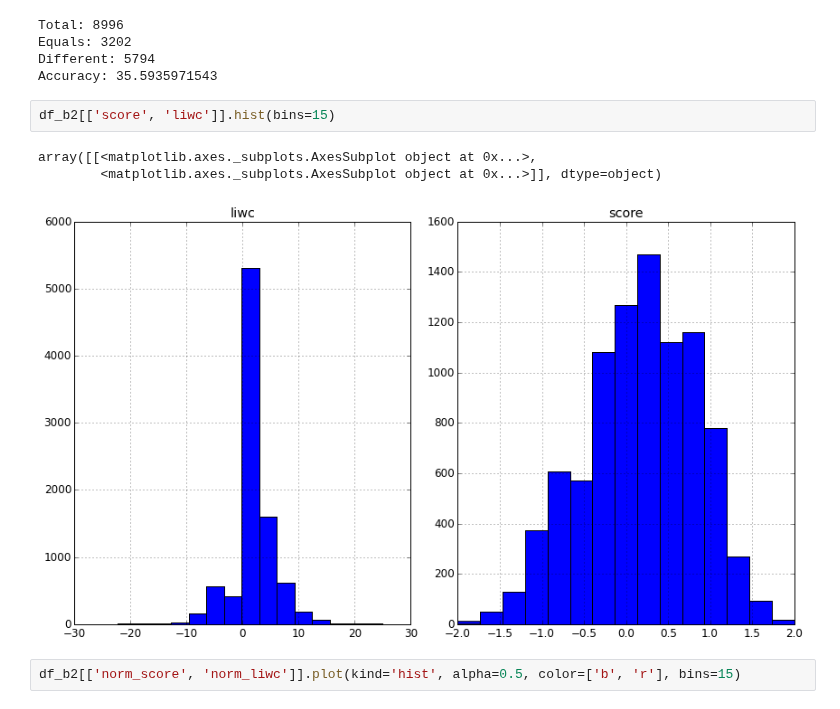
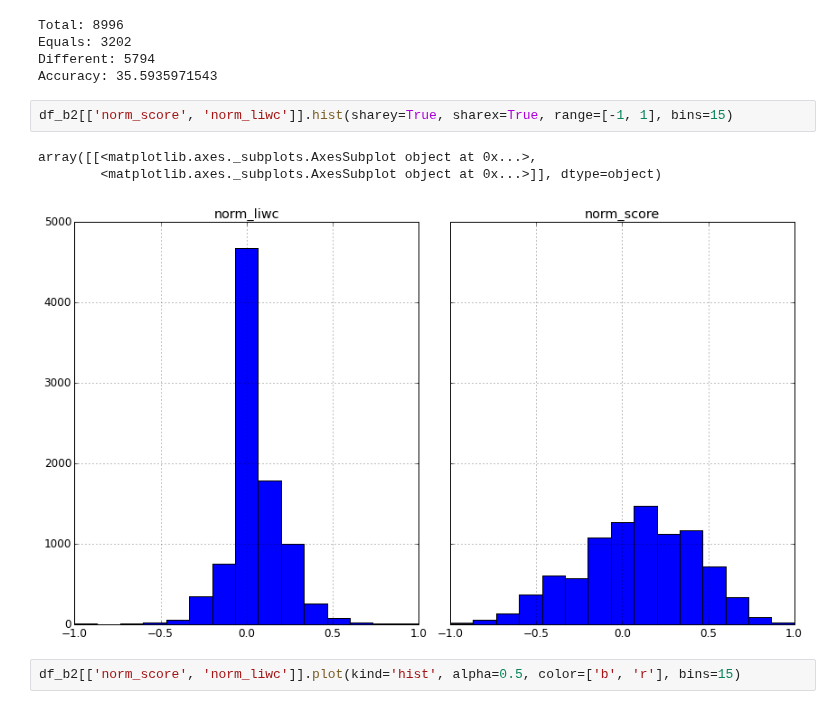
Before and after one commit to mavillard/liwc, a Jupyter notebook: comparison.ipynb, the cells around one changed output. Saved outputs shown, nothing was run; the diff lists cells and outputs as text.

```diff
--- a/comparison.ipynb
+++ b/comparison.ipynb
@@ -140,12 +140,12 @@ Total: 8996
 Equals: 3202
 Different: 5794
 Accuracy: 35.5935971543
-# %%
-df_b2[['score', 'liwc']].hist(bins=15)
-# %% [output]
-array([[<matplotlib.axes._subplots.AxesSubplot object at 0x...>,
-        <matplotlib.axes._subplots.AxesSubplot object at 0x...>]], dtype=object)
-[figure, removed]
+# %%
+df_b2[['norm_score', 'norm_liwc']].hist(sharey=True, sharex=True, range=[-1, 1], bins=15)
+# %% [output]
+array([[<matplotlib.axes._subplots.AxesSubplot object at 0x...>,
+        <matplotlib.axes._subplots.AxesSubplot object at 0x...>]], dtype=object)
+[figure, added]
 # %%
 df_b2[['norm_score', 'norm_liwc']].plot(kind='hist', alpha=0.5, color=['b', 'r'], bins=15)
 # %% [output]
```
Also changed, not shown: parts of 5 cells of this notebook, 4 other files.
